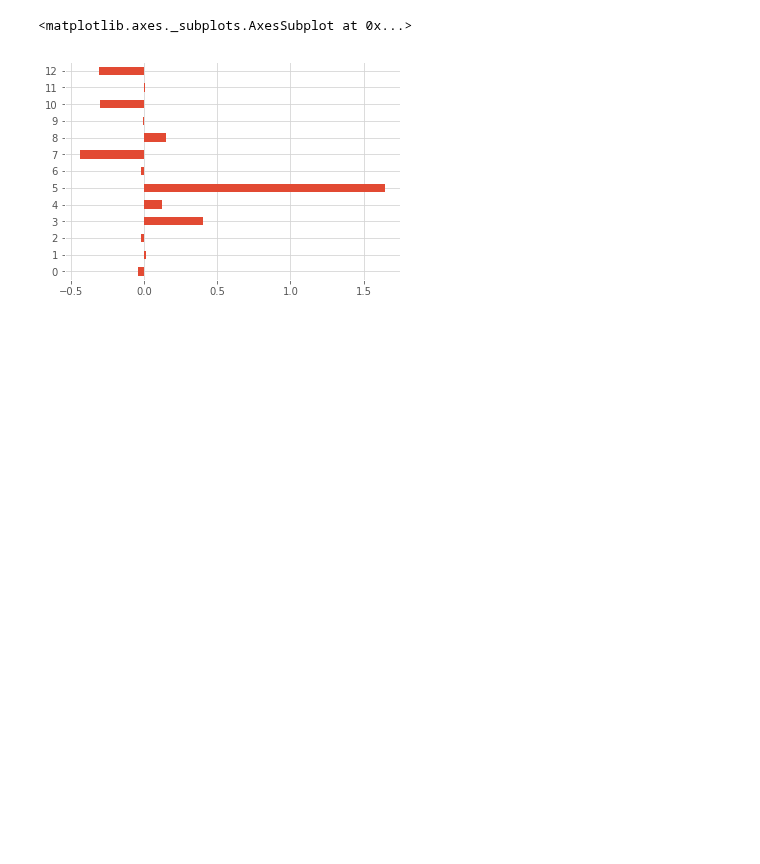
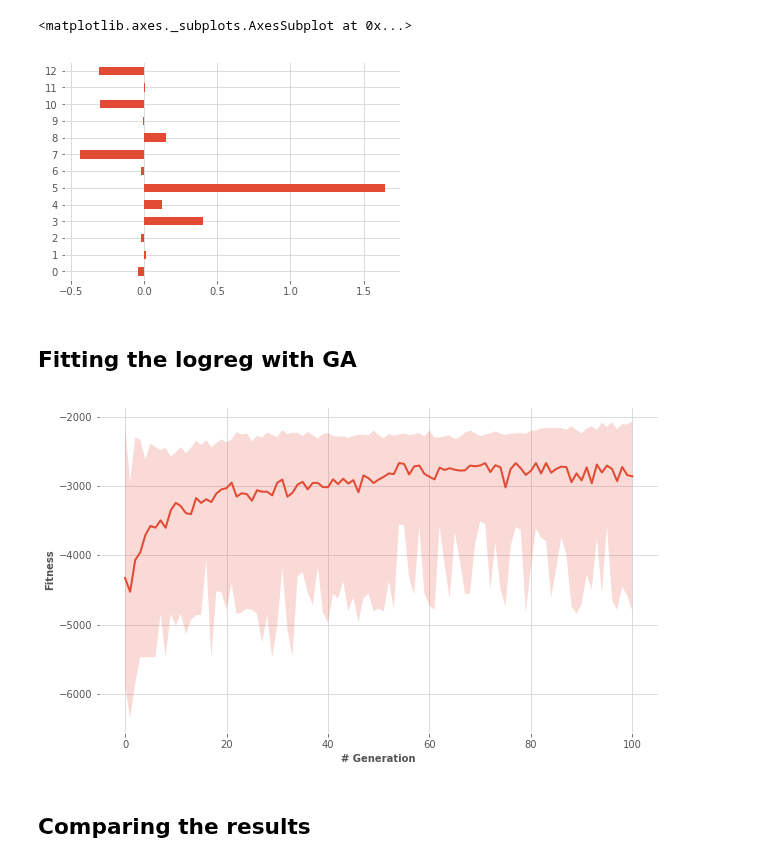
Before and after one commit to TheoLvs/reinforcement-learning, a Jupyter notebook: 4. Chrome Dino/20180203 - Genetic algorithms experiments.ipynb, the cells around one changed output. Cells and saved outputs as stored; diff of their text form; code cells hidden in the pictures; blank space fills up the shorter version.

Commit message:
genetic logreg framework

```diff
--- a/4. Chrome Dino/20180203 - Genetic algorithms experiments.ipynb
+++ b/4. Chrome Dino/20180203 - Genetic algorithms experiments.ipynb
@@ -297,3 +317,5 @@ pd.Series(lr.coef_[0]).plot(kind = "barh")
 # %% [output]
 <matplotlib.axes._subplots.AxesSubplot at 0x...>
 [figure]
+# %% [markdown]
+## Fitting the logreg with GA
@@ -299,0 +327,8 @@ pd.Series(lr.coef_[0]).plot(kind = "barh")
+# %%
+pop = experiments.PopulationLogReg(X,y,n=50,n_feature = 13,n_output = 1,alpha = 1)
+# %%
+new_pop = pop.evolve(n_generations=100)
+# %% [output]
+[figure, added]
+# %% [markdown]
+## Comparing the results
```
Also changed, not shown: parts of 19 cells of this notebook, 1 other file.
